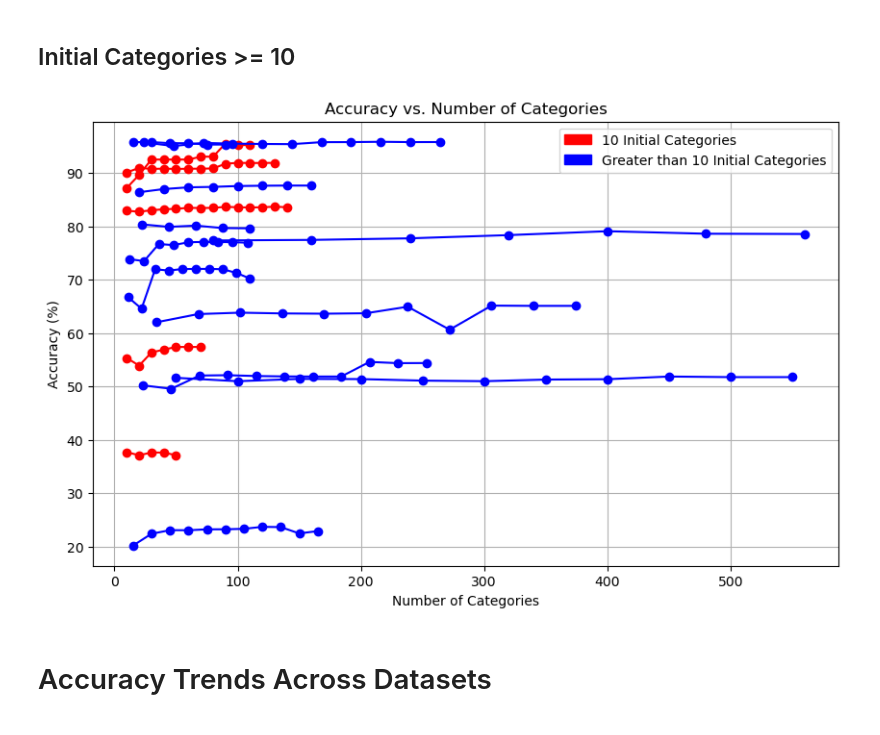
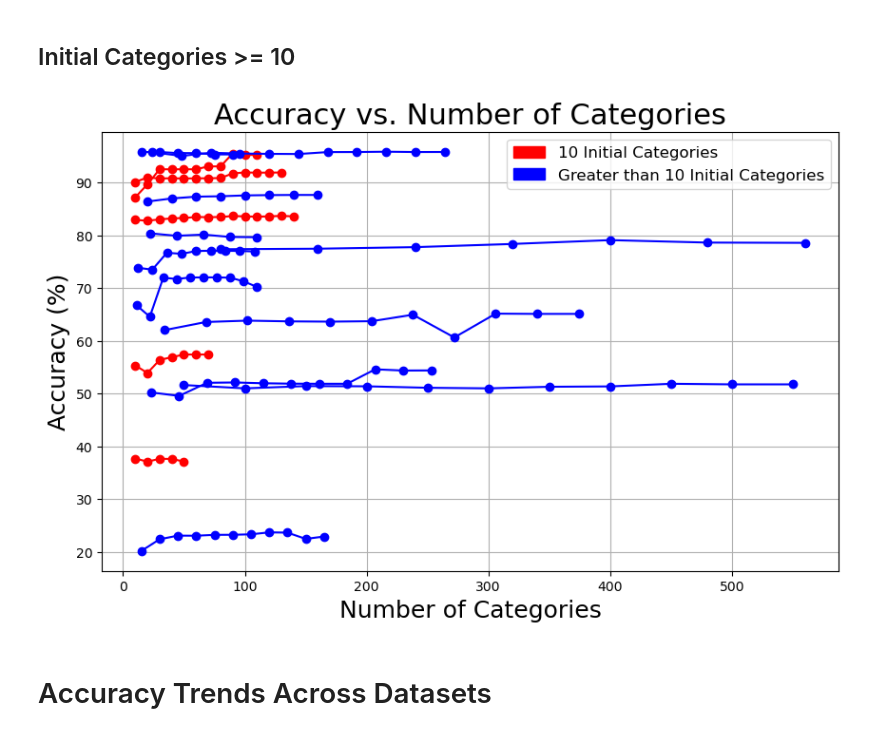
Before and after one commit to Pomu-io/CLIP_category_singularity, a Jupyter notebook: Tested_Datasets_and_Graphing/Analysis_Without_ImagePicture_Of.ipynb, the cells around one changed output. Saved outputs shown, nothing was run; the diff lists cells and outputs as text; code cells hidden in the pictures.

```diff
--- a/Tested_Datasets_and_Graphing/Analysis_Without_ImagePicture_Of.ipynb
+++ b/Tested_Datasets_and_Graphing/Analysis_Without_ImagePicture_Of.ipynb
@@ -4403,7 +4403,7 @@ print(", ".join([value for values in SA92.values() for value in values]))
 # %% [output]
 Seahorse, Seahorses, Large Seahorse, Large Seahorses, Nudibranch, Nudibranchss, Large Nudibranchs, Large Nudibranchss, Sea Urchin, Sea Urchinss, Large Sea Urchins, Large Sea Urchinss, Octopus, Octopus ...
 # %%
-San15 = {key: value + [f"Small {key}"] for key, value in SA92.items()}
+SA115 = {key: value + [f"Small {key}"] for key, value in SA92.items()}
 
 print(", ".join([value for values in San15.values() for value in values]))
 
@@ -6333,9 +6333,9 @@ def append_accuracies(category_counts, label, color):
 ## Initial Categories >= 10
 # %%
 plt.figure(figsize=(10, 6))
-plt.xlabel('Number of Categories')
-plt.ylabel('Accuracy (%)')
-plt.title('Accuracy vs. Number of Categories')
+plt.xlabel('Number of Categories', fontsize=18)
+plt.ylabel('Accuracy (%)', fontsize = 18)
+plt.title('Accuracy vs. Number of Categories', fontsize=22)
 plt.grid()
 plt.legend()
 
@@ -6345,35 +6345,35 @@ append_accuracies(animal80_counts,"Animal80", "blue")
 append_accuracies(food10_counts, "food10", "red" )
 append_accuracies(v20_counts,"Vehicle20", "blue")
 append_accuracies(flowers10_counts, "flowers10", "red")
 append_accuracies(fruits10_counts, "fruits10", "red")
 append_accuracies(food34_counts, "food34", "blue")
 append_accuracies(weather11_counts, "weather11", "blue")
 append_accuracies(sports15_counts, "sports15", "blue")
 append_accuracies(seaAnimals23_counts, "seaAnimals23", "blue")
 append_accuracies(pests12_counts, "pests12", "blue")
 append_accuracies(animals15_counts, "animal15", "blue")
 append_accuracies(dog10_counts, "dog10", "red")
 append_accuracies(apparel24_counts, "apparel24", "blue")
 append_accuracies(car50_counts, "car50", "blue")
 append_accuracies(reptiles10_counts, "reptiles10", "red")
 append_accuracies(sports22_counts, "sports22", "blue")
 
 
 
 
 # veg_patch = mpatches.Patch(color='green', label='15 Vegetables')
 a80_patch = mpatches.Patch(color='red', label='10 Initial Categories')
 f10_patch = mpatches.Patch(color = 'blue', label='Greater than 10 Initial Categories')
 
-plt.legend(handles=[a80_patch, f10_patch])
+plt.legend(handles=[a80_patch, f10_patch], fontsize=12)
 
 #Axis ranges
 # plt.xlim(0, 80)
 # plt.ylim(0, 100)
 
 plt.show()
 # %% [output]
-[figure, old version]
+[figure, new version]
 # %% [markdown]
 # Accuracy Trends Across Datasets
 # %%
```
Also changed, not shown: parts of 5 cells of this notebook, 8 other files.
